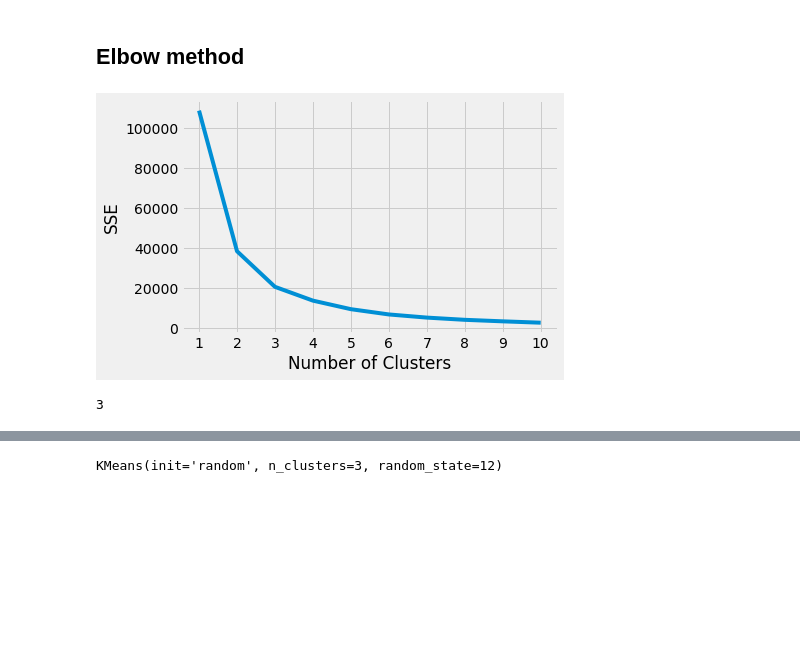
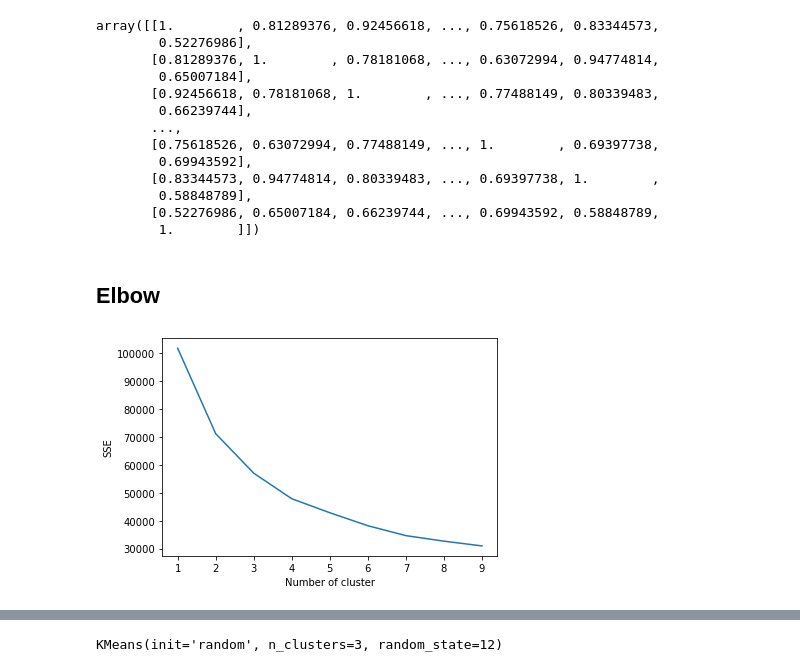
Before and after one commit to leyenphi2000/MLResearch, a Jupyter notebook: Unsupervised/Kmeans_test.ipynb, the cells around one changed output, grey strips where cells are left out. Drawn from its saved outputs; the diff is of its cells as text; code cells hidden in the pictures; blank space fills up the shorter version.

```diff
--- a/Unsupervised/Kmeans_test.ipynb
+++ b/Unsupervised/Kmeans_test.ipynb
@@ -18,0 +47,7 @@ scaled_features = scaler.fit_transform(features)
+# %%
+normalized_features = np.nan_to_num(normalized_features)
+# %%
+#normalized_features = Normalizer().fit_transform(features)
+normalized_features = pd.DataFrame(normalized_features)
+normalized_features.columns = ['CTCF','DNase','H2A','H3K27ac','H3K27me3','H3K36me3','H3K4me1','H3K4me2','H3K4me3','H3K79me2','H3K9ac','H3K9me3','H4K20me1']
+normalized_features
@@ -19,33 +70,32 @@ scaled_features = scaler.fit_transform(features)
+# %%
+# Cosine similarity
+from sklearn.metrics.pairwise import cosine_similarity
+cosine_similarity(features)
+# %% [output]
+array([[1.        , 0.81289376, 0.92456618, ..., 0.75618526, 0.83344573,
+        0.52276986],
+       [0.81289376, 1.        , 0.78181068, ..., 0.63072994, 0.94774814,
+        0.65007184],
+       [0.92456618, 0.78181068, 1.        , ..., 0.77488149, 0.80339483,
+        0.66239744],
+       ...,
+       [0.75618526, 0.63072994, 0.77488149, ..., 1.        , 0.69397738,
+        0.69943592],
+       [0.83344573, 0.94774814, 0.80339483, ..., 0.69397738, 1.        ,
+        0.58848789],
+       [0.52276986, 0.65007184, 0.66239744, ..., 0.69943592, 0.58848789,
+        1.        ]])
 # %% [markdown]
-##  Elbow method
+## Elbow
-# %%
-kmeans_kwargs = {
-     "init": "random",
-     "n_init": 10,
-     "max_iter": 300,
-     "random_state": 42,
-}
-
- # A list holds the SSE values for each k
-sse = []
-for k in range(1, 11):
-    kmeans = KMeans(n_clusters=k, **kmeans_kwargs)
-    kmeans.fit(scaled_features)
-    sse.append(kmeans.inertia_)
-# %%
-plt.style.use("fivethirtyeight")
-plt.plot(range(1, 11), sse)
-plt.xticks(range(1, 11))
-plt.xlabel("Number of Clusters")
-plt.ylabel("SSE")
-plt.show()
-# %% [output]
-[figure, removed]
-# %%
-kl = KneeLocator(
-    range(1, 11), sse, curve="convex", direction="decreasing"
-)
-
-kl.elbow
-# %% [output]
-3
+# %%
+sse = {}
+for k in range(1, 10):
+    kmeans = KMeans(n_clusters=k, max_iter=1000).fit(normalized_features)
+    sse[k] = kmeans.inertia_ # Inertia: Sum of distances of samples to their closest cluster center
+plt.figure()
+plt.plot(list(sse.keys()), list(sse.values()))
+plt.xlabel("Number of cluster")
+plt.ylabel("SSE")
+plt.show()
+# %% [output]
+[figure, added]
```
Also changed, not shown: parts of 39 cells of this notebook, 14 other files.
